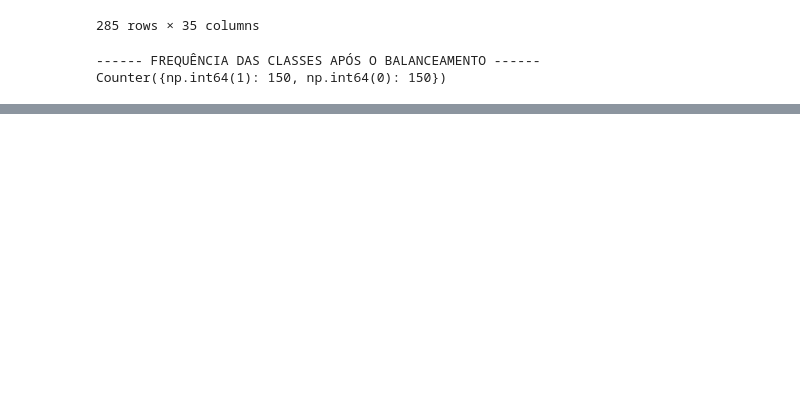
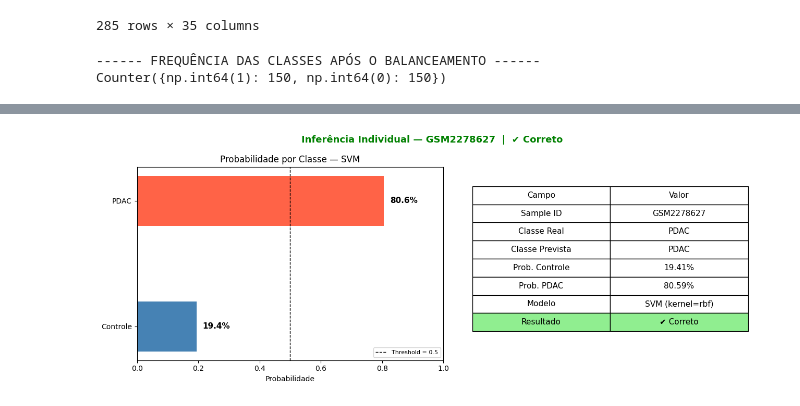
Before and after one commit to cassi-du/TCC_Mirnas, a Jupyter notebook: SVM/SVM.ipynb, the cells around one changed output, grey strips where cells are left out. Cells and saved outputs as stored; diff of their text form; code cells hidden in the pictures; blank space fills up the shorter version.

```diff
--- a/SVM/SVM.ipynb
+++ b/SVM/SVM.ipynb
@@ -196,0 +288,87 @@ ROC AUC: 0.9925925925925926
+# %%
+# CARREGAR MODELO
+best_model = load("models_SVM/modelo_SVM.joblib")
+print("Modelo SVM carregado com sucesso!")
+
+# CARREGAR BASE DE TESTE
+dados_teste = pd.read_csv("../Databases/base_teste_boruta.csv")
+
+# SELECIONAR PACIENTE ALEATÓRIO
+paciente = dados_teste.sample(1, random_state=random.randint(1, 10000))
+
+sample_id   = paciente["sample_id"].iloc[0]
+classe_real = paciente["target"].iloc[0]
+
+# REMOVER COLUNAS QUE NÃO ENTRAM NO MODELO
+paciente_df = paciente.drop(columns=["sample_id", "target", "split"])
+paciente_df = paciente_df.fillna(paciente_df.mean())
+
+# INFERÊNCIA
+# O pipeline já aplica StandardScaler internamente — não precisa de normalizador externo
+print("\nRealizando inferência...\n")
+proba = best_model.predict_proba(paciente_df)[0][1]
+pred  = best_model.predict(paciente_df)[0]
+label_map = {0: "Controle", 1: "PDAC"}
+
+print(f"Sample ID          : {sample_id}")
+print(f"Classe real        : {label_map[classe_real]}")
+print(f"Classe prevista    : {label_map[pred]}")
+print(f"Probabilidade PDAC : {proba:.4f}")
+
+# GRÁFICO
+acerto     = (pred == classe_real)
+cor_título = "green" if acerto else "red"
+status     = "✔ Correto" if acerto else "✘ Incorreto"
+
+fig, axes = plt.subplots(1, 2, figsize=(13, 5))
+fig.suptitle(f"Inferência Individual — {sample_id}  |  {status}",
+             fontsize=13, fontweight='bold', color=cor_título)
+
+# SUBPLOT 1: barras de probabilidade
+ax = axes[0]
+bars = ax.barh(["Controle", "PDAC"], [1 - proba, proba],
+               color=["steelblue", "tomato"], height=0.4)
+ax.set_xlim(0, 1)
+ax.axvline(0.5, color='black', linestyle='--', linewidth=1, label='Threshold = 0.5')
+ax.set_xlabel("Probabilidade")
+ax.set_title("Probabilidade por Classe — SVM")
+ax.legend(fontsize=8)
+
+for bar, val in zip(bars, [1 - proba, proba]):
+    ax.text(val + 0.02, bar.get_y() + bar.get_height() / 2,
+            f"{val:.1%}", va='center', fontsize=11, fontweight='bold')
+
+# SUBPLOT 2: tabela de resumo
+ax2 = axes[1]
+ax2.axis('off')
+
+# pegar o kernel que foi escolhido pelo RandomizedSearchCV
+kernel_usado = best_model.named_steps['svc'].kernel
+
+linhas = [
+    ("Sample ID",        str(sample_id)),
+    ("Classe Real",      label_map[classe_real]),
+    ("Classe Prevista",  label_map[pred]),
+    ("Prob. Controle",   f"{(1 - proba) * 100:.2f}%"),
+    ("Prob. PDAC",       f"{proba * 100:.2f}%"),
+    ("Modelo",           f"SVM (kernel={kernel_usado})"),
+    ("Resultado",        status),
+]
+
+tabela = ax2.table(
+    cellText=linhas,
+    colLabels=["Campo", "Valor"],
+    cellLoc='center',
+    loc='center',
+    bbox=[0.05, 0.15, 0.9, 0.75]
+)
+tabela.auto_set_font_size(False)
+tabela.set_fontsize(11)
+
+for col in [0, 1]:
+    tabela[len(linhas), col].set_facecolor("lightgreen" if acerto else "lightsalmon")
+
+plt.tight_layout()
+plt.savefig(f"plots/inferencia_svm_{sample_id}.png", dpi=300, bbox_inches="tight")
+plt.show()
+# %% [output]
@@ -196,0 +383 @@ ROC AUC: 0.9925925925925926
+[figure, added]
```
Also changed, not shown: parts of 5 cells of this notebook, 13 other files.
